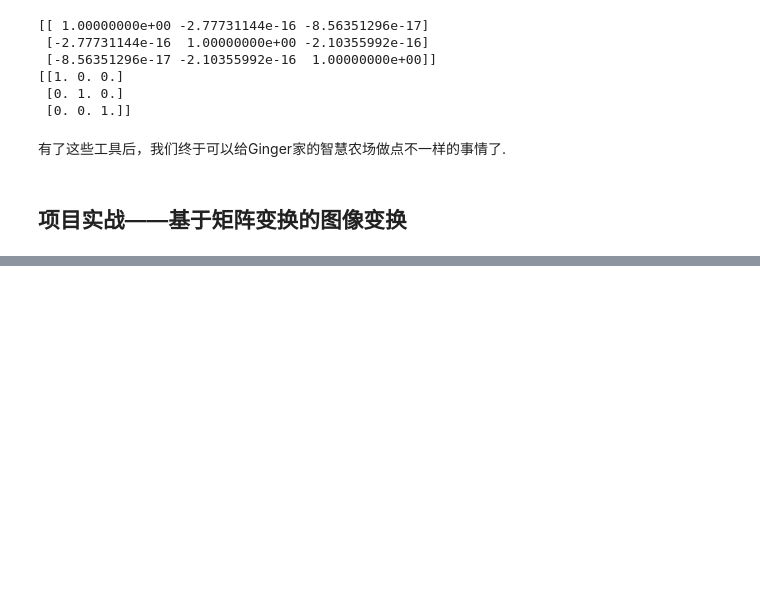
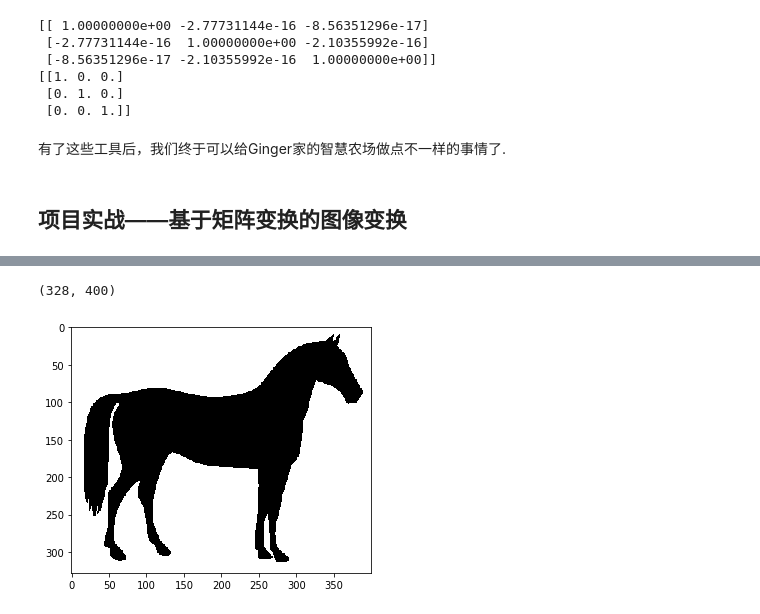
Before and after one commit to Git-Model/__init_Modeling__, a Jupyter notebook: 线性代数/线性代数.ipynb, the cells around one changed output, grey strips where cells are left out. Drawn from its saved outputs; the diff is of its cells as text; code cells hidden in the pictures; blank space fills up the shorter version.

```diff
--- a/线性代数/线性代数.ipynb
+++ b/线性代数/线性代数.ipynb
@@ -945,0 +1075,8 @@ $$
+# %%
+from skimage import io, data
+img3 = data.horse()
+io.imshow(img3)
+img3.shape
+# %% [output]
+(328, 400)
+[figure, added]
```
Also changed, not shown: parts of 15 cells of this notebook, 2 other files.
